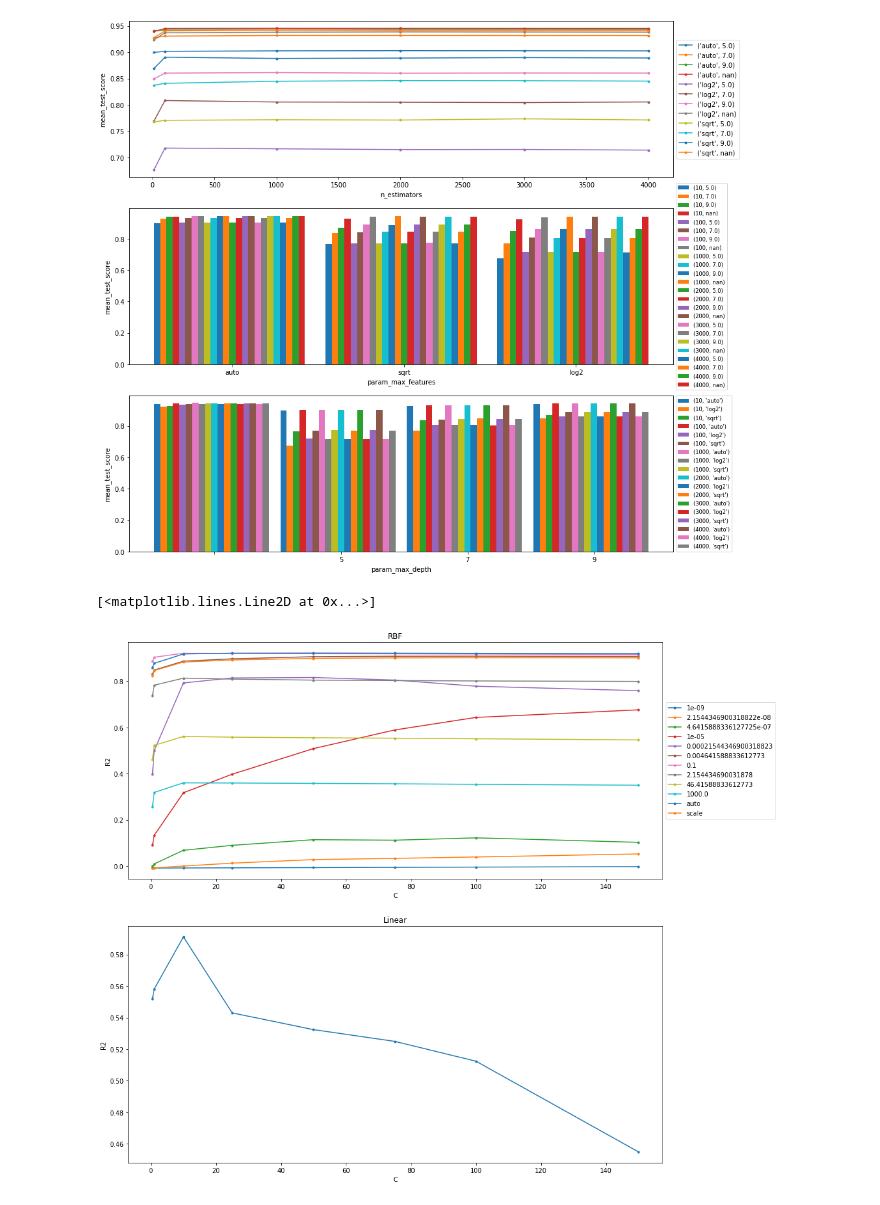
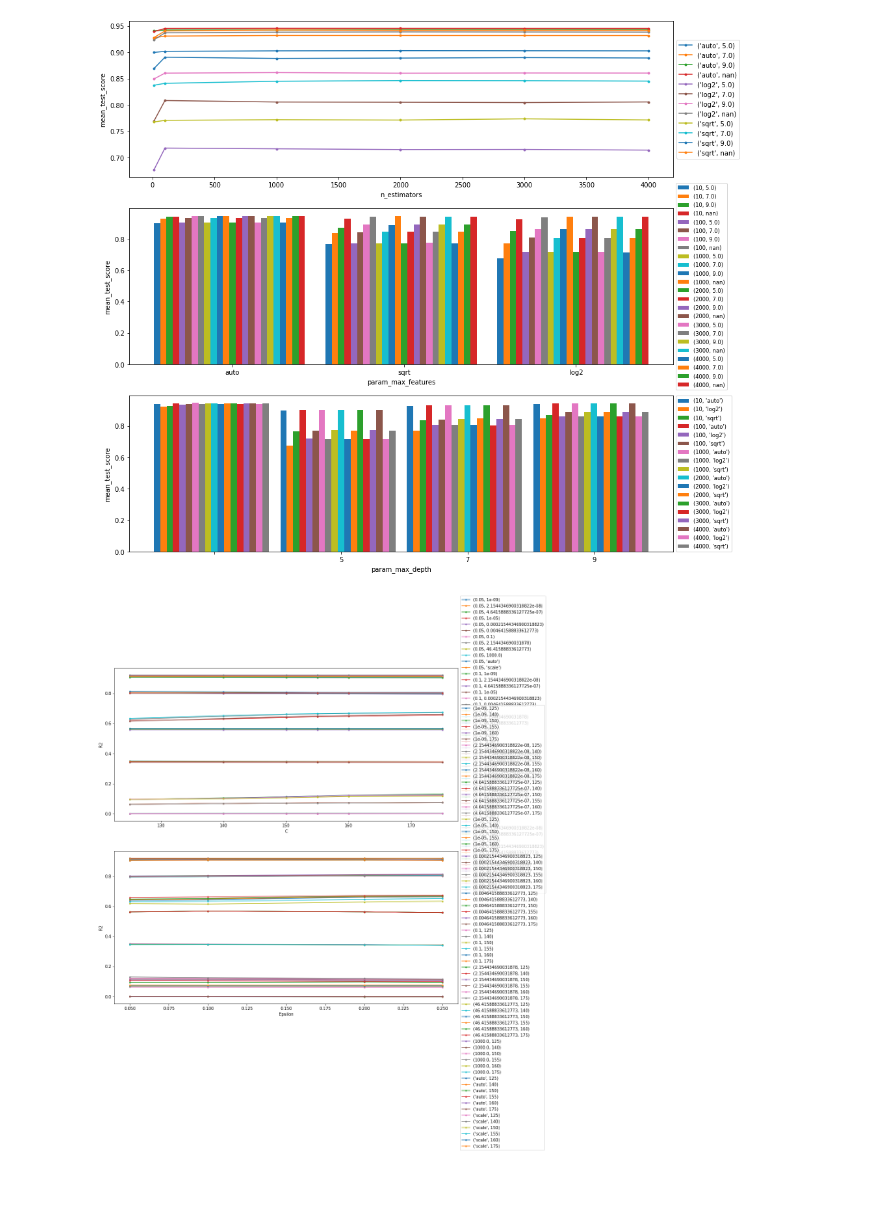
Before and after one commit to brdoney/TOP500-machine-learning, a Jupyter notebook: hyperparams_toa.ipynb, the cells around one changed output. Cells and saved outputs as stored; diff of their text form; code cells hidden in the pictures.

```diff
--- a/hyperparams_toa.ipynb
+++ b/hyperparams_toa.ipynb
@@ -224,25 +219,24 @@ bar_graph(plot, res_est_feat, results, "param_max_depth", "mean_test_score")
 # %%
 # SVR graphs
 fig, axes = plt.subplots(2, 1, figsize=(15, 15))
 
 plot = axes[0]
-plot.set_title("RBF")
 plot.set_xlabel("C")
 plot.set_ylabel("R2")
-for p in results[results["param_kernel"] == "rbf"].groupby(["param_gamma"], dropna=False):
+for p in results.groupby(["param_epsilon", "param_gamma"], dropna=False):
     title, res = p
     plot.plot(res["param_C"], res["mean_test_score"], linestyle="-", marker=".", label=title)
     plot.legend(loc="center left", bbox_to_anchor=(1, 0.5))
 
 plot = axes[1]
-plot.set_title("Linear")
-plot.set_xlabel("C")
+plot.set_xlabel("Epsilon")
 plot.set_ylabel("R2")
-linear_res = results[results["param_kernel"] == "linear"]
-plot.plot(linear_res["param_C"], linear_res["mean_test_score"], linestyle="-", marker=".")
+for p in results.groupby(["param_gamma", "param_C"], dropna=False):
+    title, res = p
+    plot.plot(res["param_epsilon"], res["mean_test_score"], linestyle="-", marker=".", label=title)
+    plot.legend(loc="center left", bbox_to_anchor=(1, 0.5))
 # %% [output]
-[<matplotlib.lines.Line2D at 0x...>]
-[figure, old version]
+[figure, new version]
 # %%
 from datetime import datetime
 import pathlib
```
Also changed, not shown: parts of 4 cells of this notebook.
